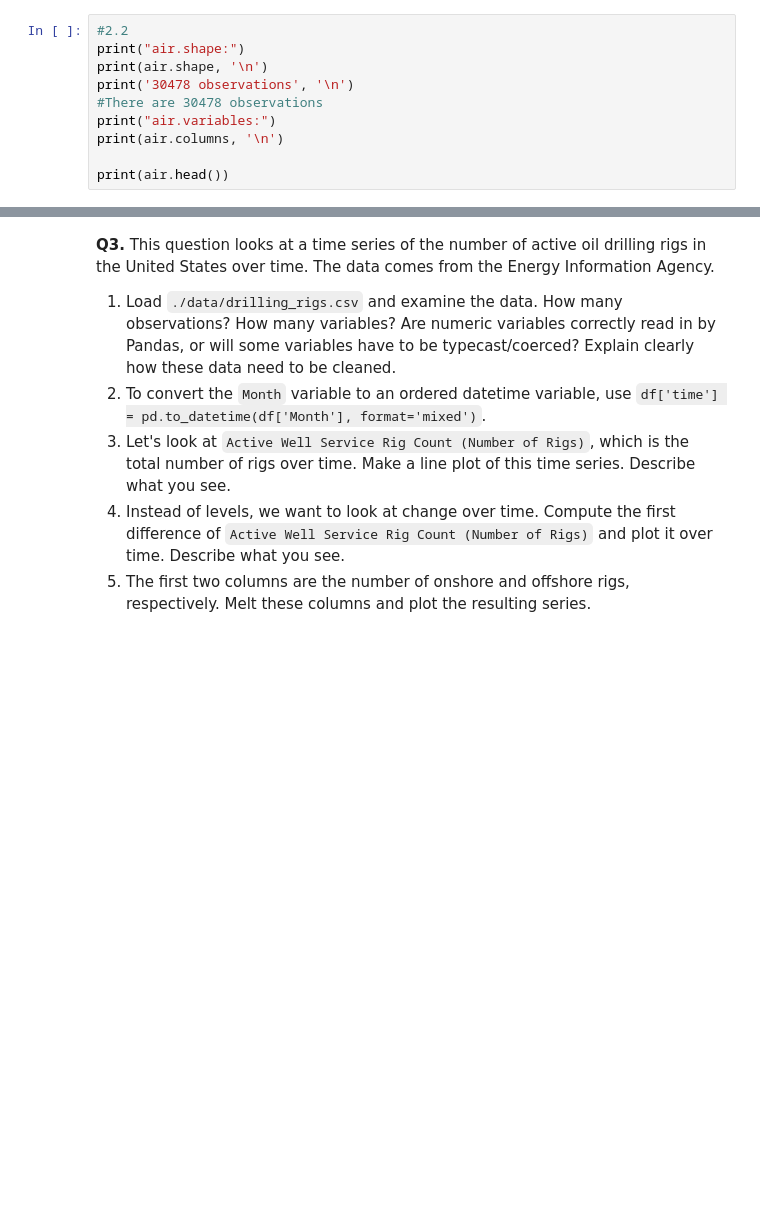
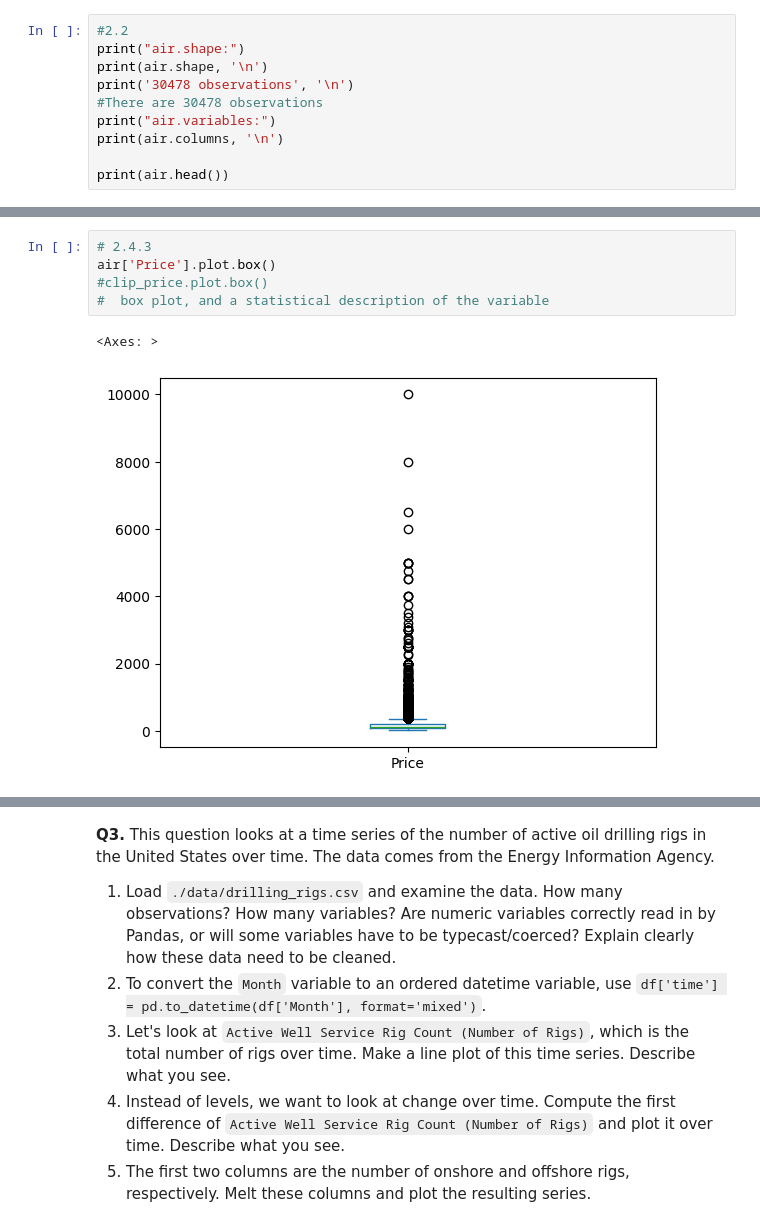
Before and after one commit to nladocsi/eda_assignment, a Jupyter notebook: eda_assignment.ipynb, the cells around one changed output, grey strips where cells are left out. Drawn from its saved outputs; the diff is of its cells as text; blank space fills up the shorter version.

```diff
--- a/eda_assignment.ipynb
+++ b/eda_assignment.ipynb
@@ -65,0 +86,8 @@ pd.crosstab(air['Room Type'], air['Property Type'])
+# %%
+# 2.4.3
+air['Price'].plot.box()
+#clip_price.plot.box()
+#  box plot, and a statistical description of the variable
+# %% [output]
+<Axes: >
+[figure, added]
```
Also changed, not shown: parts of 8 cells of this notebook.
